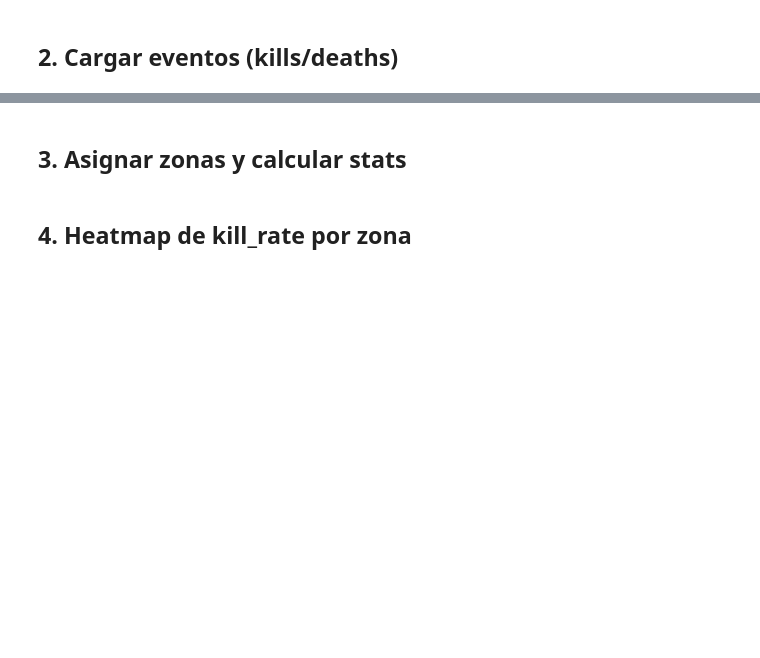
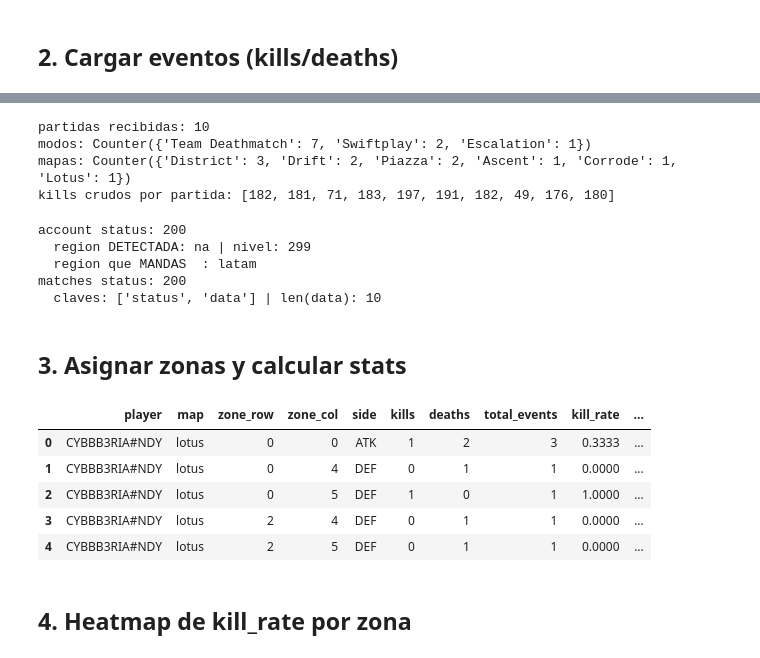
Before and after one commit to dasalalvear-arch/valorant-tactical-analyzer, a Jupyter notebook: notebooks/explora.ipynb, the cells around one changed output, grey strips where cells are left out. Drawn from its saved outputs; the diff is of its cells as text; code cells hidden in the pictures; blank space fills up the shorter version.

```diff
--- a/notebooks/explora.ipynb
+++ b/notebooks/explora.ipynb
@@ -33,11 +35,11 @@ from src.model import build_features, train_model, predict_match
 # %% [markdown]
 ## 1. Configuracion
 # %%
-USA_DATOS_REALES = False   # True = pega a la API HenrikDev (necesita HENRIK_API_KEY en .env)
+USA_DATOS_REALES = True   # True = pega a la API HenrikDev (necesita HENRIK_API_KEY en .env)
 
-NAME, TAG = "TenZ", "0505"   # jugador (name#tag)
-REGION = "na"
-MAP = "ascent"
+NAME, TAG = "Sixz", "LAS"   # jugador (name#tag)
+REGION = "latam"
+MAP = "ascent"                 # mapa a analizar
 COUNT = 20                   # nº de partidas a traer
 # %% [markdown]
 ## 2. Cargar eventos (kills/deaths)
@@ -46,12 +48,14 @@ if USA_DATOS_REALES:
     matches = fetch_matches(NAME, TAG, region=REGION, count=COUNT)
     kills = extract_kills(matches)
 else:
-    # Datos de prueba sobre las coords reales de ascent, con kill_rate que sube hacia el este.
+    # Datos de prueba en el espacio de coordenadas REAL del juego (verificado contra
+    # la API): valores negativos centrados cerca del origen, NO el rango que asume
+    # MAP_BOUNDS. Estos caen dentro del minimapa de ascent.
     rng = np.random.default_rng(7)
     n = 1500
-    x = rng.uniform(2900, 6300, n)
-    y = rng.uniform(1300, 4200, n)
-    p_kill = (x - 2900) / (6300 - 2900)
+    x = rng.uniform(-4000, 4000, n)
+    y = rng.uniform(-9000, -2000, n)
+    p_kill = (x - x.min()) / (x.max() - x.min())   # kill_rate sube hacia el este
     kills = pd.DataFrame({
         "match_id": "demo",
         "map": "ascent",
@@ -67,9 +79,56 @@ kills.head()
+# %%
+from collections import Counter
+
+print("partidas recibidas:", len(matches))
+print("modos:", Counter(m.get("metadata", {}).get("mode", "?") for m in matches))
+print("mapas:", Counter(m.get("metadata", {}).get("map", "?") for m in matches))
+print("kills crudos por partida:", [len(m.get("kills", [])) for m in matches])
+# %% [output]
+partidas recibidas: 10
+modos: Counter({'Team Deathmatch': 7, 'Swiftplay': 2, 'Escalation': 1})
+mapas: Counter({'District': 3, 'Drift': 2, 'Piazza': 2, 'Ascent': 1, 'Corrode': 1, 'Lotus': 1})
+kills crudos por partida: [182, 181, 71, 183, 197, 191, 182, 49, 176, 180]
+# %%
+import os, requests
+
+key = os.getenv("HENRIK_API_KEY", "")   # ya la cargó data_loader
+
+# 1) ¿Qué región tiene registrada HenrikDev para esta cuenta?
+acc = requests.get(f"https://api.henrikdev.xyz/valorant/v1/account/{NAME}/{TAG}",
+                   params={"api_key": key}, timeout=15)
+print("account status:", acc.status_code)
+if acc.ok:
+    d = acc.json().get("data", {})
+    print("  region DETECTADA:", d.get("region"), "| nivel:", d.get("account_level"))
+print("  region que MANDAS  :", REGION)
+
+# 2) Respuesta cruda del endpoint de matches
+m = requests.get(f"https://api.henrikdev.xyz/valorant/v3/matches/{REGION}/{NAME}/{TAG}",
+                 params={"size": COUNT, "api_key": key}, timeout=15)
+print("matches status:", m.status_code)
+j = m.json()
+print("  claves:", list(j.keys()), "| len(data):", len(j.get("data", [])))
+if "errors" in j:
+    print("  errors:", j["errors"])
+# %% [output]
+account status: 200
+  region DETECTADA: na | nivel: 299
+  region que MANDAS  : latam
+matches status: 200
+  claves: ['status', 'data'] | len(data): 10
 # %% [markdown]
 ## 3. Asignar zonas y calcular stats
 # %%
 zoned = assign_zones(kills)                       # + x_norm, y_norm, zone_row, zone_col
-stats = compute_zone_stats(zoned, min_events=10)  # baja a 3-5 si exploras datos escasos
+stats = compute_zone_stats(zoned, min_events=5)  # baja a 3-5 si exploras datos escasos
 stats.head()
+# %% [output]
+|  | player | map | zone_row | zone_col | side | kills | deaths | total_events | kill_rate | ... |
+| 0 | CYBBB3RIA#NDY | lotus | 0 | 0 | ATK | 1 | 2 | 3 | 0.3333 | ... |
+| 1 | CYBBB3RIA#NDY | lotus | 0 | 4 | DEF | 0 | 1 | 1 | 0.0000 | ... |
+| 2 | CYBBB3RIA#NDY | lotus | 0 | 5 | DEF | 1 | 0 | 1 | 1.0000 | ... |
+| 3 | CYBBB3RIA#NDY | lotus | 2 | 4 | DEF | 0 | 1 | 1 | 0.0000 | ... |
+| 4 | CYBBB3RIA#NDY | lotus | 2 | 5 | DEF | 0 | 1 | 1 | 0.0000 | ... |
 # %% [markdown]
 ## 4. Heatmap de kill_rate por zona
 # %%
```
Also changed, not shown: parts of 4 cells of this notebook.
